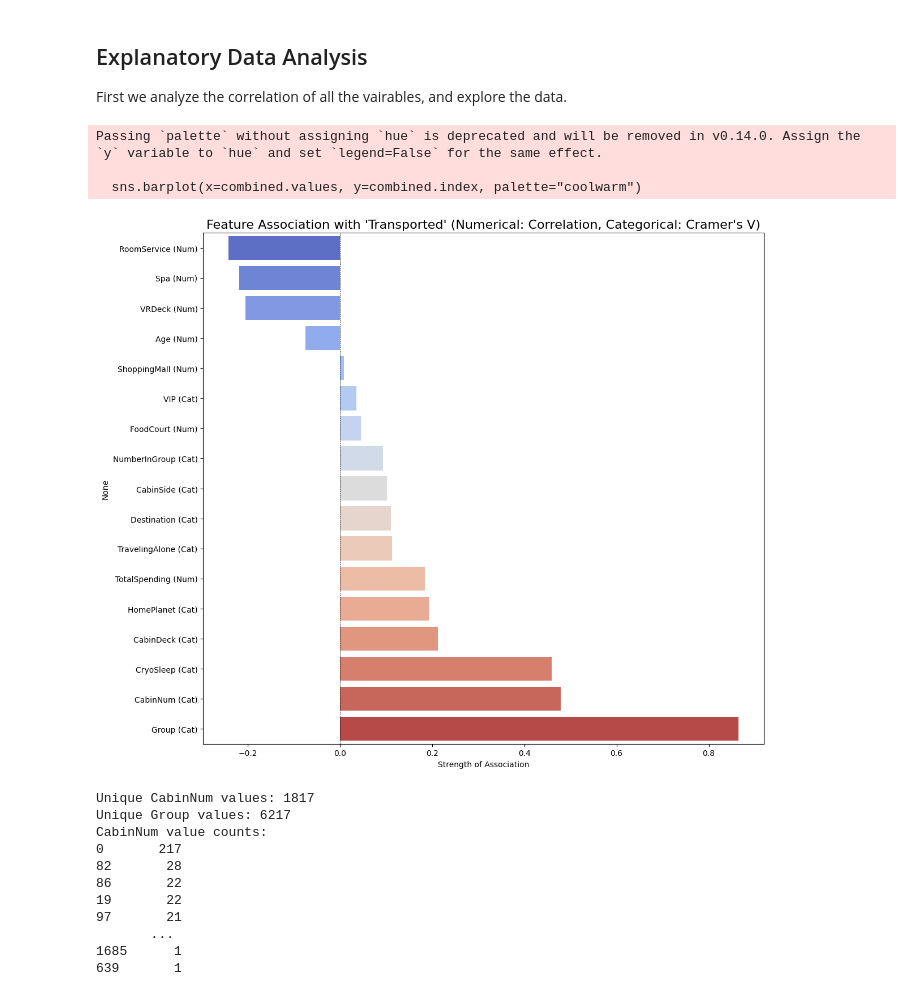
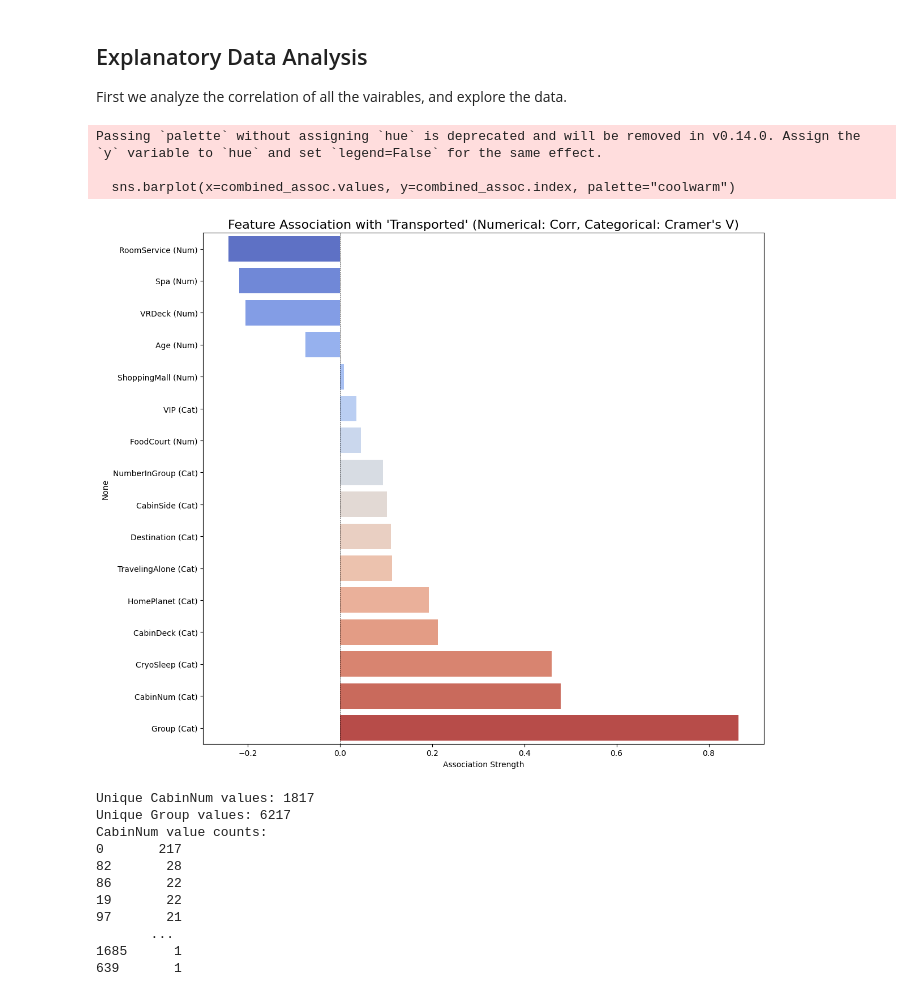
Before and after one commit to charlotteZ765/347project, a Jupyter notebook: QTM347Project.ipynb, the cells around one changed output. Saved outputs shown, nothing was run; the diff lists cells and outputs as text; code cells hidden in the pictures.

```diff
--- a/QTM347Project.ipynb
+++ b/QTM347Project.ipynb
@@ -73,40 +73,42 @@ First we analyze the correlation of all the vairables, and explore the data.
 # %%
 import matplotlib.pyplot as plt
 import seaborn as sns
-import pandas as pd
-import numpy as np
+from scipy.stats import chi2_contingency
 
-# Correlations for numerical features
-corr_matrix = df[attributes].corr()
-num_corr = corr_matrix['Transported'].drop('Transported').sort_values()
+# Define columns
+num_features = ['CryoSleep', 'VIP', 'Age', 'RoomService', 'FoodCourt', 'ShoppingMall', 'Spa', 'VRDeck', 'TravelingAlone']
+cat_features = ['HomePlanet', 'CryoSleep', 'Destination', 'VIP', 'Group', 'NumberInGroup', 'CabinDeck', 'CabinNum', 'CabinSide', 'TravelingAlone']
 
-# Cramer's V for categorical features (from your existing code)
-cat_cramers_v = pd.Series(important_columns)
+# Numerical correlation with 'Transported'
+num_corr = df[num_features + ['Transported']].corr()['Transported'].drop('Transported')
+num_corr.index = [f"{col} (Num)" for col in num_corr.index]
 
-# Combine both into one Series, labeling type
-num_corr_named = pd.Series(num_corr, name='Association')
-num_corr_named.index = [f"{col} (Num)" for col in num_corr_named.index]
+# Categorical: Cramer's V with 'Transported'
+def cramers_v(col):
+    contingency = pd.crosstab(df[col], df['Transported'])
+    chi2, _, _, _ = chi2_contingency(contingency)
+    n = contingency.sum().sum()
+    return np.sqrt(chi2 / (n * (min(contingency.shape) - 1)))
 
-cat_cramers_v_named = pd.Series(cat_cramers_v, name='Association')
-cat_cramers_v_named.index = [f"{col} (Cat)" for col in cat_cramers_v_named.index]
+cat_cramers_v = pd.Series({col: cramers_v(col) for col in cat_features})
+cat_cramers_v.index = [f"{col} (Cat)" for col in cat_cramers_v.index]
 
-# Concatenate and sort for plotting
-combined = pd.concat([num_corr_named, cat_cramers_v_named])
-combined = combined.sort_values()
+# Combine and sort
+combined_assoc = pd.concat([num_corr, cat_cramers_v]).sort_values()
 
 # Plot
 plt.figure(figsize=(12, 10))
-sns.barplot(x=combined.values, y=combined.index, palette="coolwarm")
-plt.title("Feature Association with 'Transported' (Numerical: Correlation, Categorical: Cramer's V)", fontsize=16)
-plt.xlabel("Strength of Association")
+sns.barplot(x=combined_assoc.values, y=combined_assoc.index, palette="coolwarm")
+plt.title("Feature Association with 'Transported' (Numerical: Corr, Categorical: Cramer's V)", fontsize=16)
+plt.xlabel("Association Strength")
 plt.axvline(x=0, color='black', linestyle='--', linewidth=0.5)
 plt.tight_layout()
 plt.show()
 # %% [output]
 Passing `palette` without assigning `hue` is deprecated and will be removed in v0.14.0. Assign the `y` variable to `hue` and set `legend=False` for the same effect.
 
-  sns.barplot(x=combined.values, y=combined.index, palette="coolwarm")
+  sns.barplot(x=combined_assoc.values, y=combined_assoc.index, palette="coolwarm")
-[figure, old version]
+[figure, new version]
 # %%
 print("Unique CabinNum values:", df['CabinNum'].nunique())
 print("Unique Group values:", df['Group'].nunique())
```
